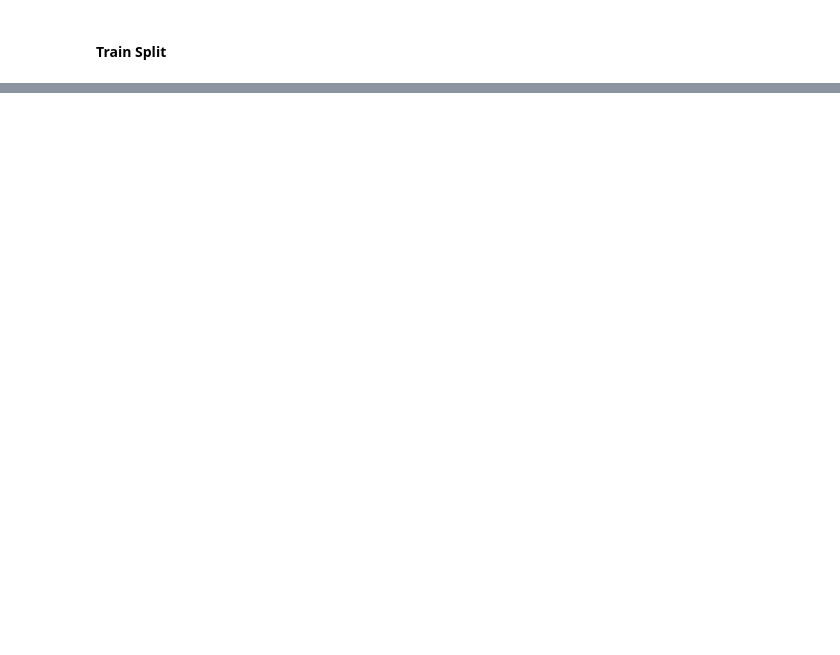
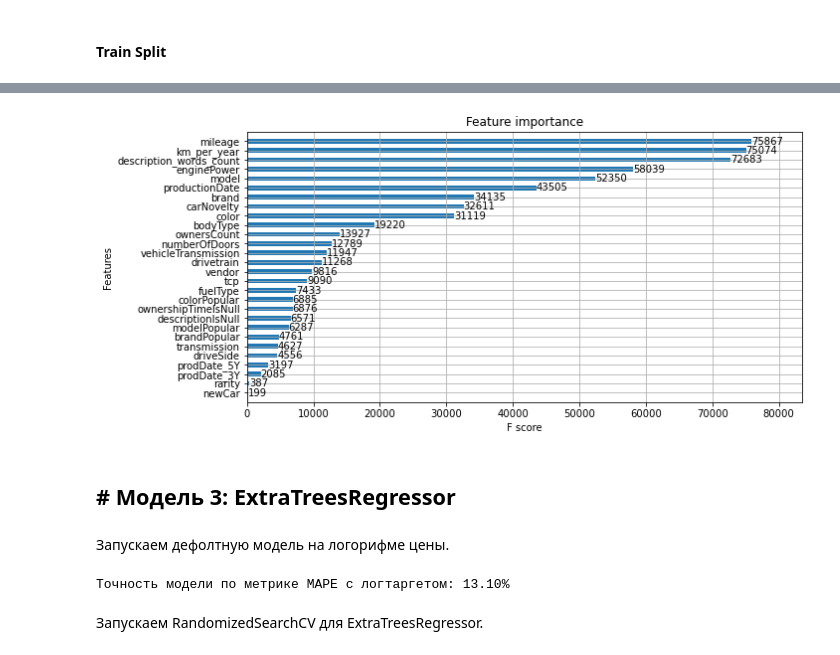
Before and after one commit to LudmilaGR/SF_DSPR_28_Gil, a Jupyter notebook: module_6/[SF-DST Car Price Prediction] Modelling DSPR-28 .ipynb, the cells around one changed output, grey strips where cells are left out. Cells and saved outputs as stored; diff of their text form; code cells hidden in the pictures; blank space fills up the shorter version.

```diff
--- a/module_6/[SF-DST Car Price Prediction] Modelling DSPR-28 .ipynb
+++ b/module_6/[SF-DST Car Price Prediction] Modelling DSPR-28 .ipynb
@@ -3347,0 +560,8 @@ sample_submission.head(10)
+# %%
+fig, ax = plt.subplots(figsize=(10,5))
+xgb.plot_importance(best_xgb, max_num_features=50, height=0.5, ax=ax)
+plt.show()
+# %% [output]
+[figure, added]
+# %% [markdown]
+## # Модель 3: ExtraTreesRegressor
@@ -3347,0 +586,20 @@ sample_submission.head(10)
+# %% [markdown]
+Запускаем дефолтную модель на логорифме цены.
+# %%
+etr = ExtraTreesRegressor(random_state = RANDOM_SEED)
+
+# best_rfr.fit(X_train, y_train)
+etr.fit(X_train, np.log(y_train))
+
+# predict_rfr = best_rfr.predict(X_test)
+etr_pred = np.exp(etr.predict(X_test))
+#predict_submission = np.exp(etr.predict(X_sub))
+
+print(
+    f"Точность модели по метрике MAPE с логтаргетом: {(mape(y_test, etr_pred))*100:0.2f}%")
+# Точность модели по метрике MAPE с логтаргетом: 13.10%
+# Точность модели по метрике MAPE с логтаргетом на Kaggle: 10.95491%
+# %% [output]
+Точность модели по метрике MAPE с логтаргетом: 13.10%
+# %% [markdown]
+Запускаем RandomizedSearchCV для ExtraTreesRegressor.
```
Also changed, not shown: parts of 573 cells of this notebook, 3 other files.
